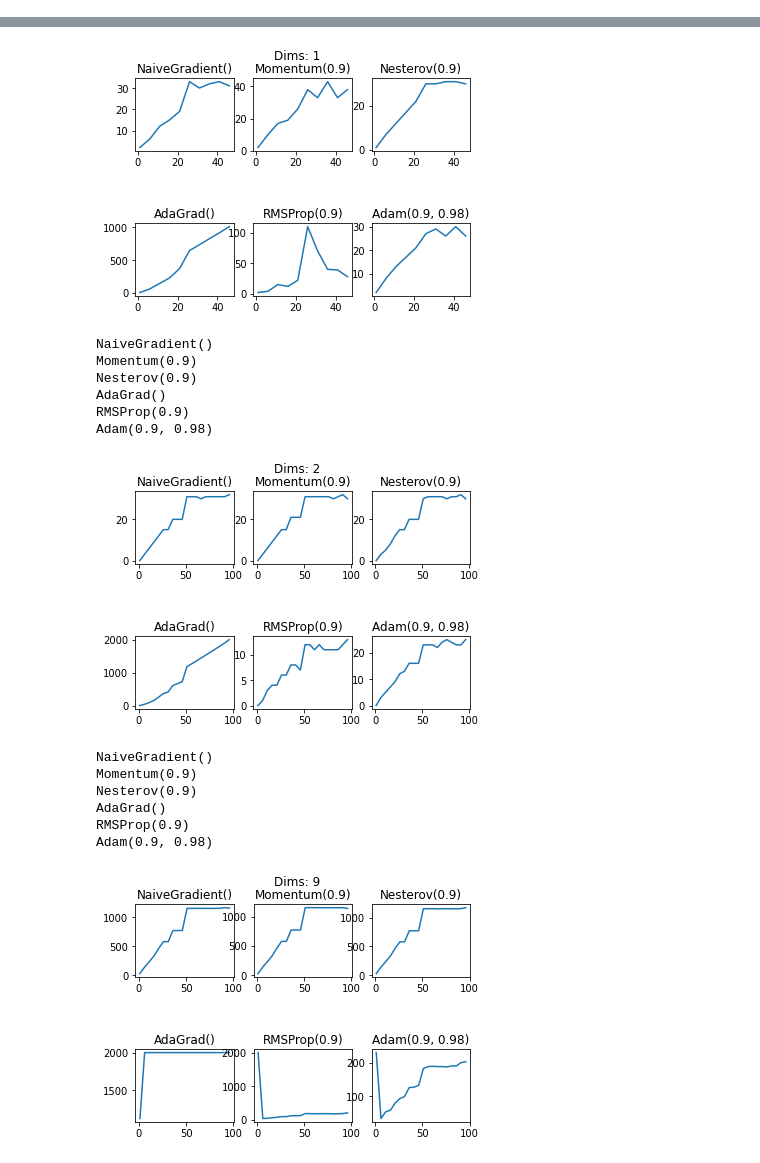
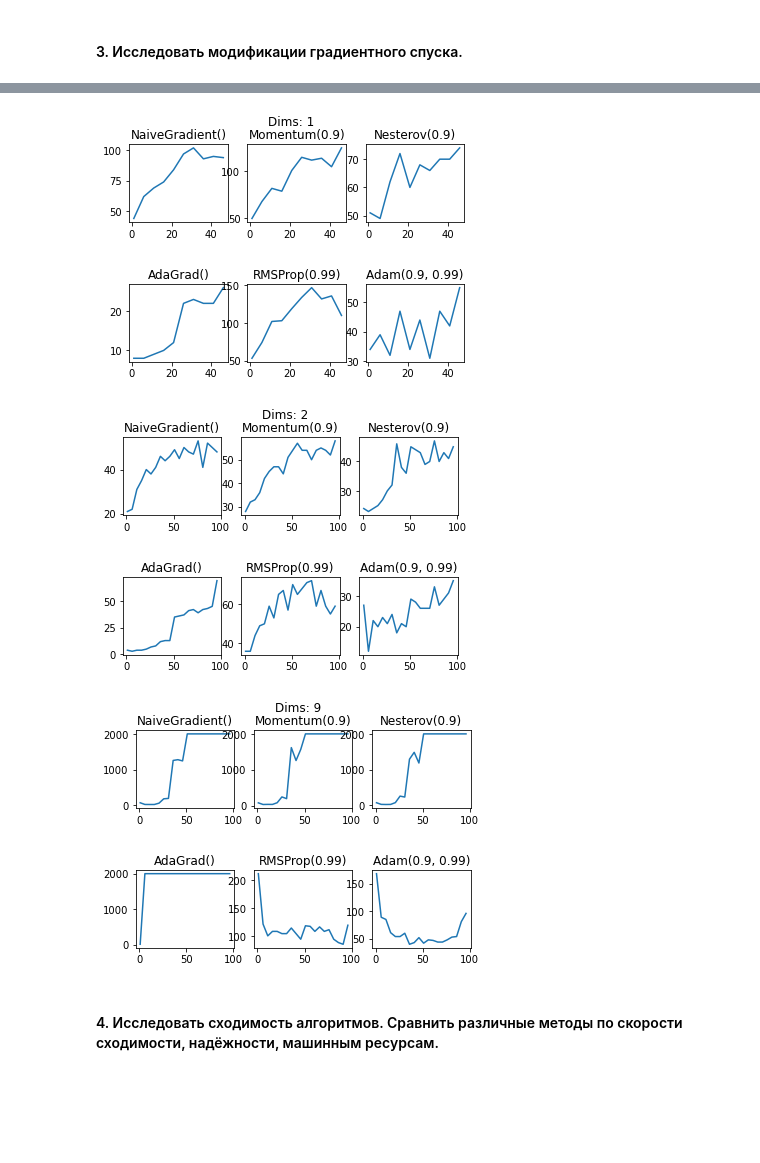
Before and after one commit to alexanderlvarfolomeev/meth-opt-2, a Jupyter notebook: varfolomeev.ipynb, the cells around one changed output, grey strips where cells are left out. Drawn from its saved outputs; the diff is of its cells as text; code cells hidden in the pictures; blank space fills up the shorter version.

```diff
--- a/varfolomeev.ipynb
+++ b/varfolomeev.ipynb
@@ -0,0 +1,2 @@
+# %% [markdown]
+#### 3. Исследовать модификации градиентного спуска.
@@ -1,31 +11,23 @@
 # %%
-import numpy as np
-from matplotlib import pyplot as plt
-
-from criteria import CountStopLossCriteria
-from gradient import *
-from graphic import F, F10d, F3d, G
-from loss import AbsoluteLoss
-
 for graphic in [F(), F3d(), F10d()]:
     count_points = graphic.points_x.shape[0]
     batch_sizes = [i for i in range(1, count_points + 1, 5)]
     n = graphic.linear.n + 1
 
     fig, axs = plt.subplots(2, 3)
-    plt.subplots_adjust(hspace=1)
+    plt.subplots_adjust(hspace=0.8)
     fig.suptitle(f"Dims: {graphic.linear.n}")
 
     i_idx = 0
     j_idx = 0
 
     for grad in [NaiveGradient(), Momentum(n, 0.9), Nesterov(n, 0.9),
-                AdaGrad(n), RMSProp(n, 0.9), Adam(n, 0.9, 0.98)]:
+                AdaGrad(n), RMSProp(n, 0.99), Adam(n, 0.9, 0.99)]:
         print(str(grad))
 
         w = np.array([0] * (graphic.linear.n + 1))
         epoches = np.array([gradient(graphic, 0.1, w, AbsoluteLoss(), 2000,
-                                     batch_size, CountStopLossCriteria(5), graphic.noise_sum, grad)[0]
+                                     batch_size, CountStopLossCriteria(20), graphic.noise_sum, grad)[0]
                                 for batch_size in batch_sizes])
 
         axs[j_idx, i_idx].set_title(str(grad))
@@ -46,15 +60,5 @@ Adam(0.9, 0.98)
-[figure, old version]
+[figure, new version]
-NaiveGradient()
-Momentum(0.9)
-Nesterov(0.9)
-AdaGrad()
-RMSProp(0.9)
-Adam(0.9, 0.98)
-[figure, old version]
+[figure, new version]
-NaiveGradient()
-Momentum(0.9)
-Nesterov(0.9)
-AdaGrad()
-RMSProp(0.9)
-Adam(0.9, 0.98)
-[figure, old version]
+[figure, new version]
+# %% [markdown]
+#### 4. Исследовать сходимость алгоритмов. Сравнить различные методы по скорости сходимости, надёжности, машинным ресурсам.
```
Also changed, not shown: parts of 3 cells of this notebook, 1 other file.
